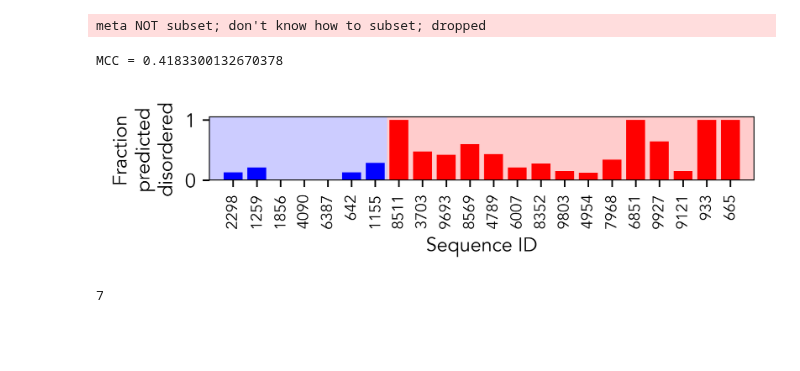
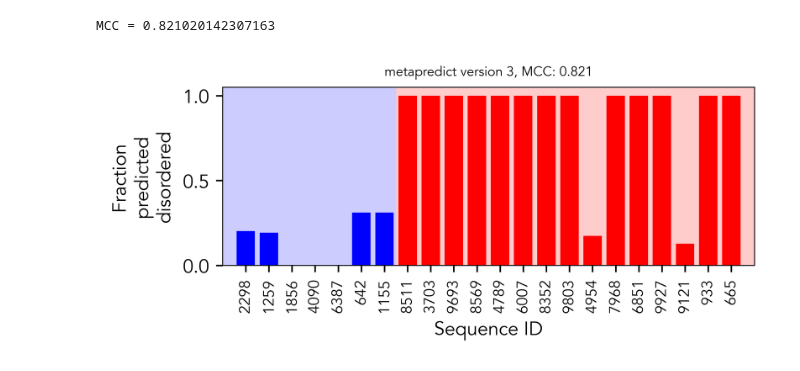
Before and after one commit to holehouse-lab/supportingdata, a Jupyter notebook: 2021/emenecker_metapredict_2021/v2/non_standard/tretyachenko_analysis.ipynb, the cells around one changed output. Cells and saved outputs as stored; diff of their text form; code cells hidden in the pictures; blank space fills up the shorter version.

```diff
--- a/2021/emenecker_metapredict_2021/v2/non_standard/tretyachenko_analysis.ipynb
+++ b/2021/emenecker_metapredict_2021/v2/non_standard/tretyachenko_analysis.ipynb
@@ -27,6 +27,8 @@ matplotlib.rc('font', **font)
 # %%
 import metapredict as meta
 import protfasta
+
+metapredict_version = 3
 # %%
 def calculate_mcc(TP,TN,FP,FN):
     a = (TP*TN) - (FP*FN)
@@ -38,27 +40,33 @@ D = protfasta.read_fasta('data/Tretyachenko_et_al/seqs.fasta')
 # %%
 ordered = []
 disordered = []
+
 ordered_names = []
 disordered_names = []
+
+ordered_seqs = {}
+disordered_seqs = {}
 
 
 for k in D:
     if k.split('_')[1] == 'IDR':
 
-        fraction_idr = np.sum([len(x) for x in meta.predict_disorder_domains(D[k]).disordered_domains])/len(D[k])
+        fraction_idr = np.sum([len(x) for x in meta.predict_disorder_domains(D[k],version=metapredict_version).disordered_domains])/len(D[k])
 
         disordered.append(fraction_idr)
         disordered_names.append(k.split('_')[0])
+        disordered_seqs[k.split('_')[0]] = D[k]
 
     if k.split('_')[1] == 'ORD':
 
-        fraction_idr = np.sum([len(x) for x in meta.predict_disorder_domains(D[k]).disordered_domains])/len(D[k])
+        fraction_idr = np.sum([len(x) for x in meta.predict_disorder_domains(D[k], version=metapredict_version).disordered_domains])/len(D[k])
 
         ordered.append(fraction_idr)
         ordered_names.append(k.split('_')[0])
+        ordered_seqs[k.split('_')[0]] = D[k]
 # %%
 
-figure(num=None, figsize=(5, 1.3), dpi=300, facecolor='w', edgecolor='k')
+figure(num=None, figsize=(5, 2.3), dpi=300, facecolor='w', edgecolor='k')
 ax = plt.gca()
 
 plt.bar(np.arange(1,len(ordered)+1), ordered, color='b')
@@ -66,39 +74,38 @@ plt.bar(np.arange(len(ordered)+1, len(ordered)+1+len(disordered)), disordered, c
 
 plt.xlabel('Sequence ID')
 plt.ylabel('Fraction\npredicted\ndisordered')
 names = ordered_names.copy()
 names.extend(disordered_names)
 plt.xticks(np.arange(1,len(ordered)+len(disordered)+1),names, rotation=90, fontsize=8)
 ax.axvspan(7.5,23,color='r',alpha=0.2,linewidth=0)
 ax.axvspan(0,7.5,color='b',alpha=0.2,linewidth=0)
 plt.xlim([0,23])
 
-plt.tight_layout()
-plt.savefig('figures/tretyachenko.pdf')
 
 TP = 0
 TN = 0
 FP = 0
 FN = 0
 
 for i in ordered:
     if i > 0.5:
         FP = FP +1
     else:
         TN = TN + 1
 
 for i in disordered:
     if i > 0.5:
         TP = TP +1
     else:
         FN = FN + 1
 
 print(f"MCC = {calculate_mcc(TP,TN,FP,FN)}")
+
+mcc = calculate_mcc(TP,TN,FP,FN)
+
+plt.title(f'metapredict version {metapredict_version}, MCC: {round(mcc,3)}', fontsize=7)
+plt.tight_layout()
+plt.savefig(f'figures/tretyachenko_metapredict_version_{metapredict_version}.pdf')
 # %% [output]
-meta NOT subset; don't know how to subset; dropped
+MCC = 0.821020142307163
-MCC = 0.4183300132670378
-[figure, old version]
+[figure, new version]
-# %%
-len(ordered)
-# %% [output]
-7
```
Also changed, not shown: parts of 3 cells of this notebook, 19 other files.
